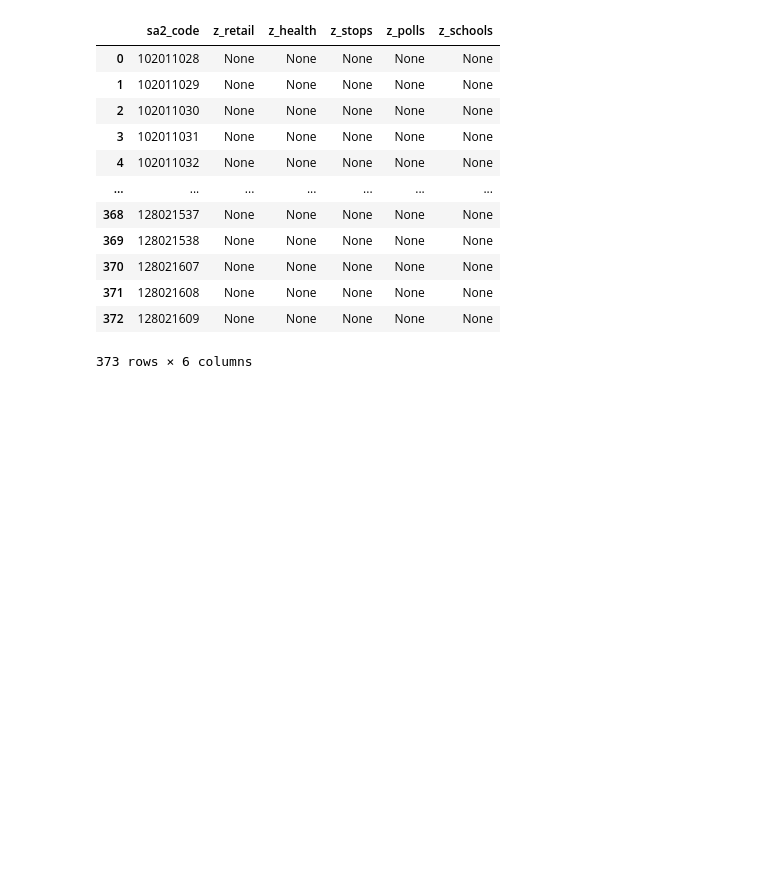
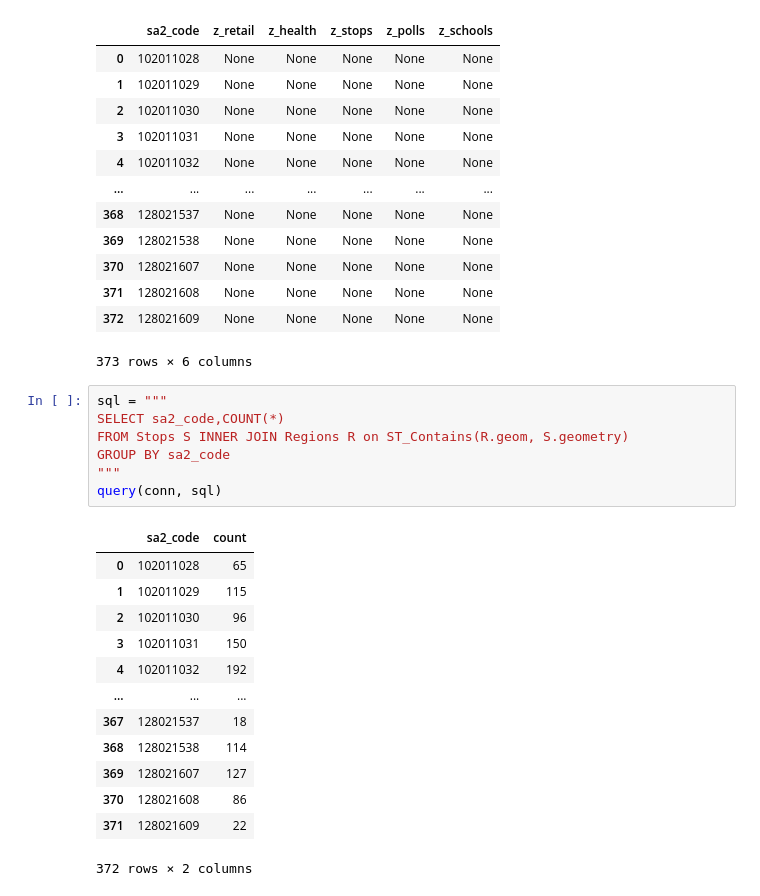
Before and after one commit to joshuahallam127/DATA2901_Assign, a Jupyter notebook: main.ipynb, the cells around one changed output. Drawn from its saved outputs; the diff is of its cells as text; blank space fills up the shorter version.

```diff
--- a/main.ipynb
+++ b/main.ipynb
@@ -1407,3 +1358,24 @@ query(conn, sql)
 | 371 | 128021608 | None | None | None | None | None |
 | 372 | 128021609 | None | None | None | None | None |
 373 rows × 6 columns
+# %%
+sql = """
+SELECT sa2_code,COUNT(*)
+FROM Stops S INNER JOIN Regions R on ST_Contains(R.geom, S.geometry)
+GROUP BY sa2_code
+"""
+query(conn, sql)
+# %% [output]
+|  | sa2_code | count |
+| 0 | 102011028 | 65 |
+| 1 | 102011029 | 115 |
+| 2 | 102011030 | 96 |
+| 3 | 102011031 | 150 |
+| 4 | 102011032 | 192 |
+| ... | ... | ... |
+| 367 | 128021537 | 18 |
+| 368 | 128021538 | 114 |
+| 369 | 128021607 | 127 |
+| 370 | 128021608 | 86 |
+| 371 | 128021609 | 22 |
+372 rows × 2 columns
```
Also changed, not shown: parts of 11 cells of this notebook.
